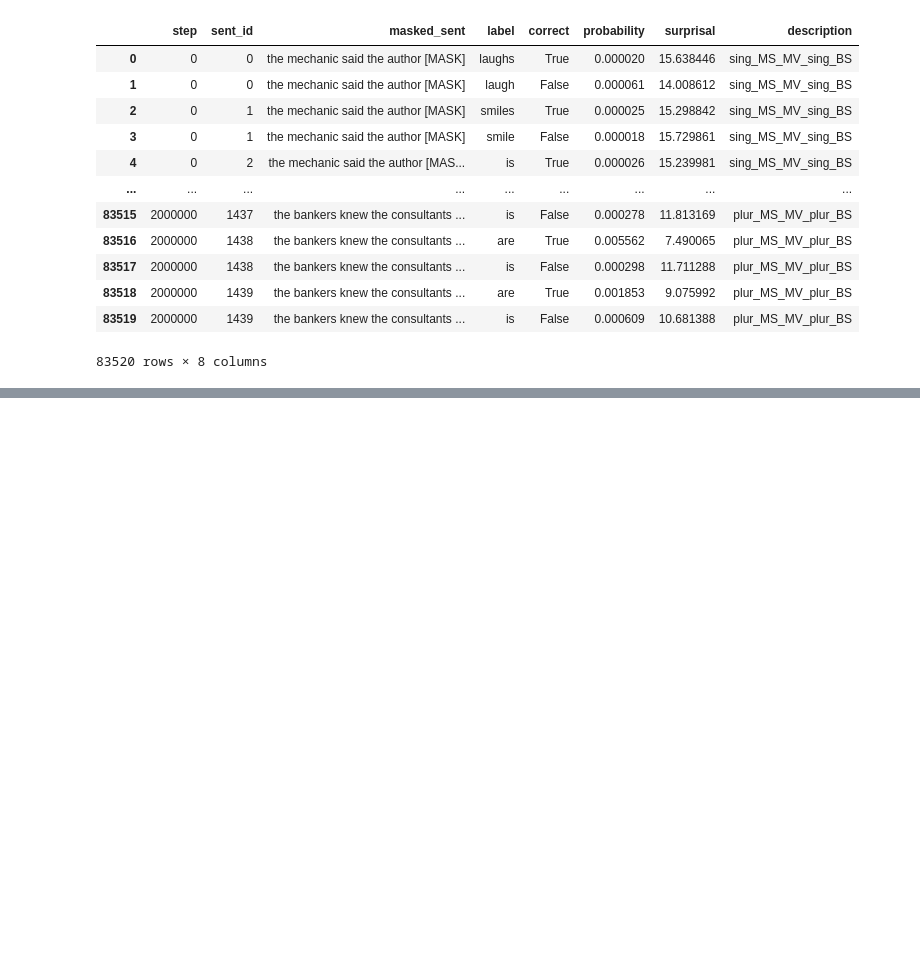
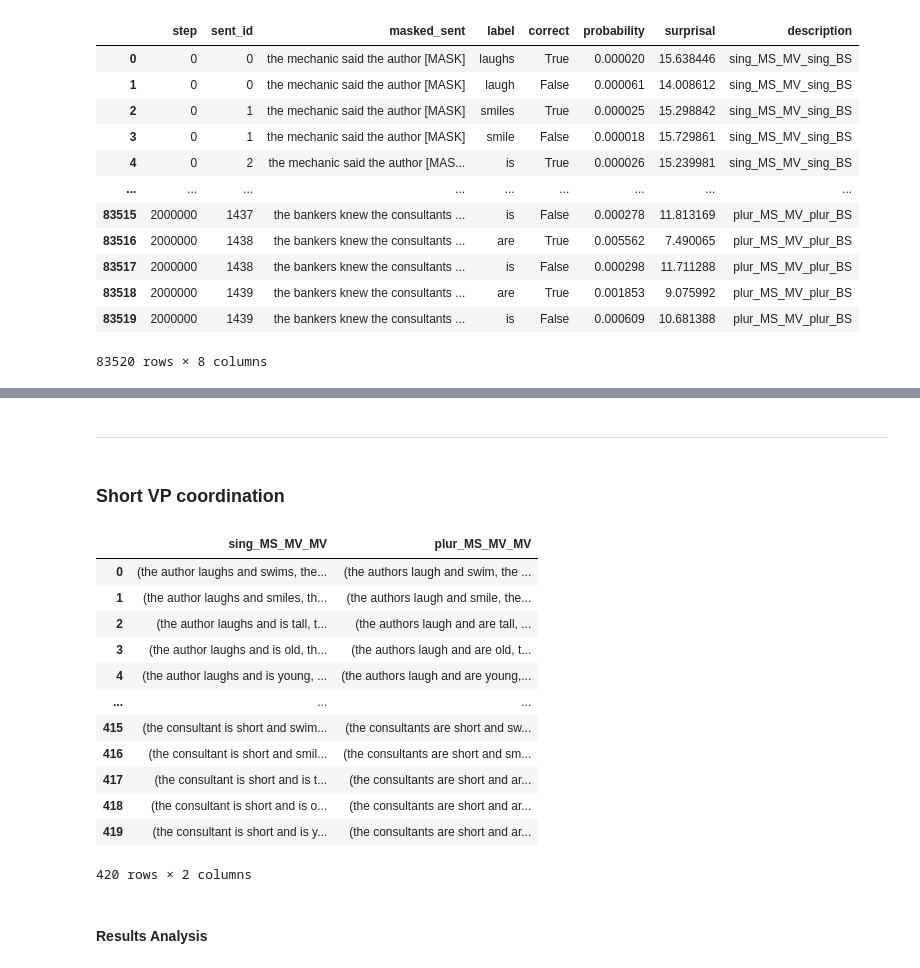
Before and after one commit to NazaninShafiabadi/NeuralLMs, a Jupyter notebook: src/syntax_acquisition.ipynb, the cells around one changed output, grey strips where cells are left out. Saved outputs shown, nothing was run; the diff lists cells and outputs as text; code cells hidden in the pictures; blank space fills up the shorter version.

```diff
--- a/src/syntax_acquisition.ipynb
+++ b/src/syntax_acquisition.ipynb
@@ -358,7 +208,7 @@ Token: ,, Probability: 0.023390144109725952
 # %% [markdown]
 ### In a sentential complement
 # %%
-with open('sample_data/lm_syneval/sent_comp.pickle', 'rb') as f:
+with open('../data/lm_syneval/sent_comp.pickle', 'rb') as f:
     sent_comp = pd.DataFrame(pickle.load(f))
 
 sent_comp
@@ -410,0 +261,23 @@ plot_proportion_correct([(sent_comp_results, 'Agreement in a sentential compleme
+# %% [markdown]
+---
+# %% [markdown]
+### Short VP coordination
+# %%
+with open('../data/lm_syneval/vp_coord.pickle', 'rb') as f:
+    vp_coord = pd.DataFrame(pickle.load(f))
+
+vp_coord
+# %% [output]
+|  | sing_MS_MV_MV | plur_MS_MV_MV |
+| 0 | (the author laughs and swims, the... | (the authors laugh and swim, the ... |
+| 1 | (the author laughs and smiles, th... | (the authors laugh and smile, the... |
+| 2 | (the author laughs and is tall, t... | (the authors laugh and are tall, ... |
+| 3 | (the author laughs and is old, th... | (the authors laugh and are old, t... |
+| 4 | (the author laughs and is young, ... | (the authors laugh and are young,... |
+| ... | ... | ... |
+| 415 | (the consultant is short and swim... | (the consultants are short and sw... |
+| 416 | (the consultant is short and smil... | (the consultants are short and sm... |
+| 417 | (the consultant is short and is t... | (the consultants are short and ar... |
+| 418 | (the consultant is short and is o... | (the consultants are short and ar... |
+| 419 | (the consultant is short and is y... | (the consultants are short and ar... |
+420 rows × 2 columns
@@ -410,0 +290,2 @@ plot_proportion_correct([(sent_comp_results, 'Agreement in a sentential compleme
+# %% [markdown]
+#### Results Analysis
```
Also changed, not shown: parts of 12 cells of this notebook, 1 other file.
